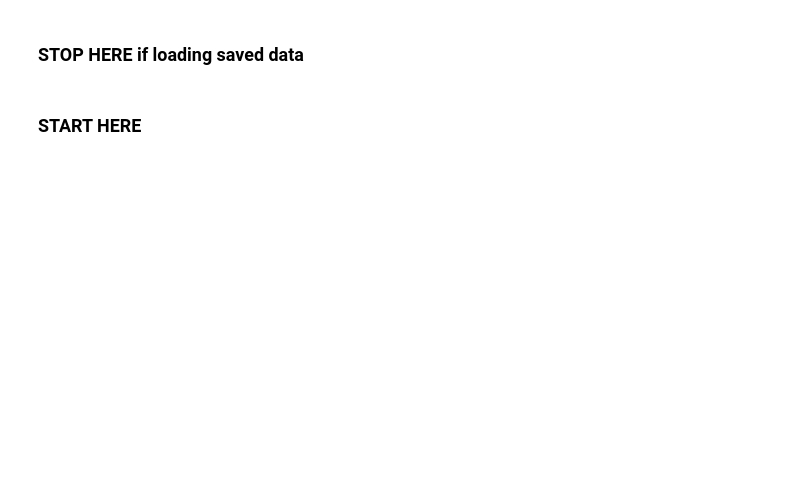
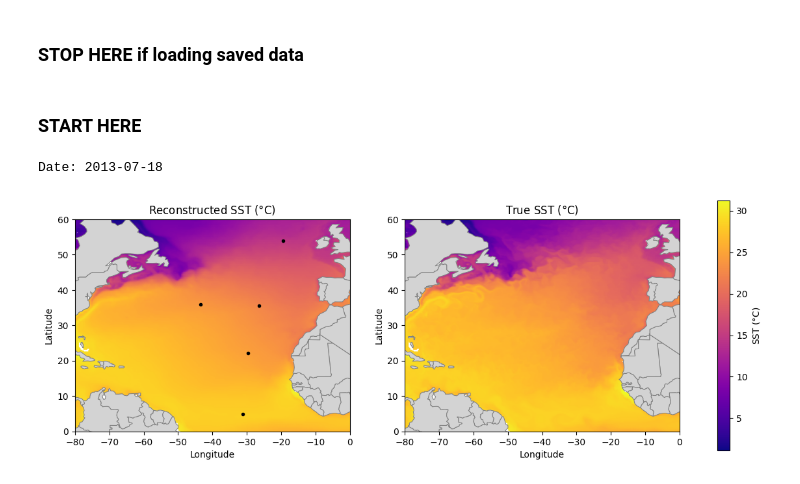
Before and after one commit to abbym-bristol/ME4OH_summer_project, a Jupyter notebook: SHRED_OFAM3_SST_FF.ipynb, the cells around one changed output. Saved outputs shown, nothing was run; the diff lists cells and outputs as text; code cells hidden in the pictures; blank space fills up the shorter version.

```diff
--- a/SHRED_OFAM3_SST_FF.ipynb
+++ b/SHRED_OFAM3_SST_FF.ipynb
@@ -71,11 +94,14 @@ test_ground_truth = np.load("truth.npy")
 # %%
 for i in np.random.choice(range(len(test_recons)), 1):
     recon_df = pd.DataFrame({
         "Latitude": lats,
         "Longitude": longs,
         "SST": test_recons[i]
     })
-    true_df = pd.read_csv(f"{NA_DATA_PATH}{test_dates[i]}.csv")
-    print(f"Date: {date}")
-    plot_compare_NA_sst_recon_truth(recon_df, true_df, sensor_coords=sensor_coords)
+    true_df = pd.read_csv(f"{NA_DATA_PATH}{test_lag_dates[i]}.csv")
+    print(f"Date: {test_lag_dates[i]}")
+    plot_compare_NA_sst_recon_truth(recon_df, true_df, sensor_coords=sensor_coords, basin="NA")
+# %% [output]
+Date: 2013-07-18
+[figure, added]
 # %%
```
Also changed, not shown: parts of 28 cells of this notebook, 2 other files.
